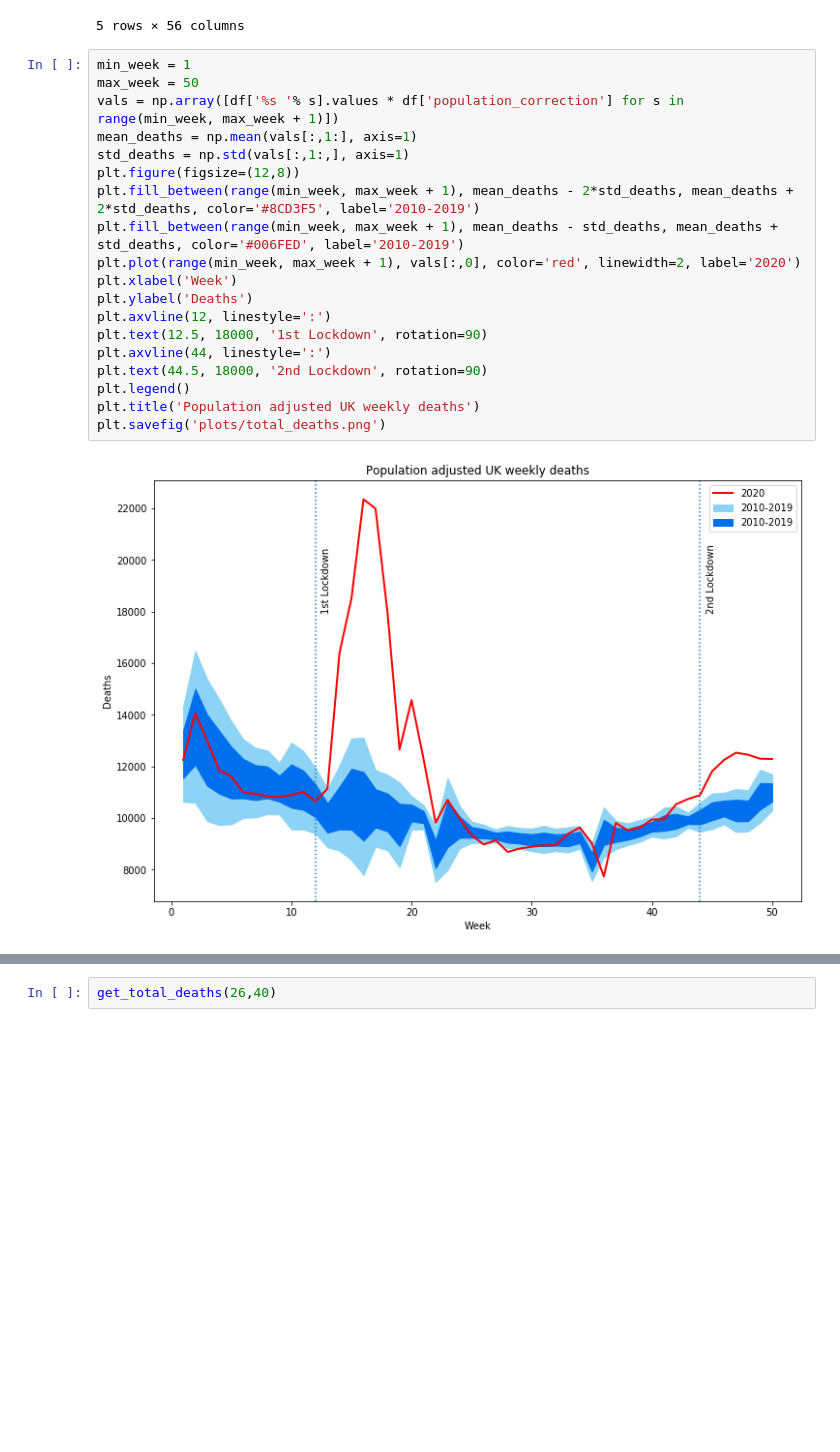
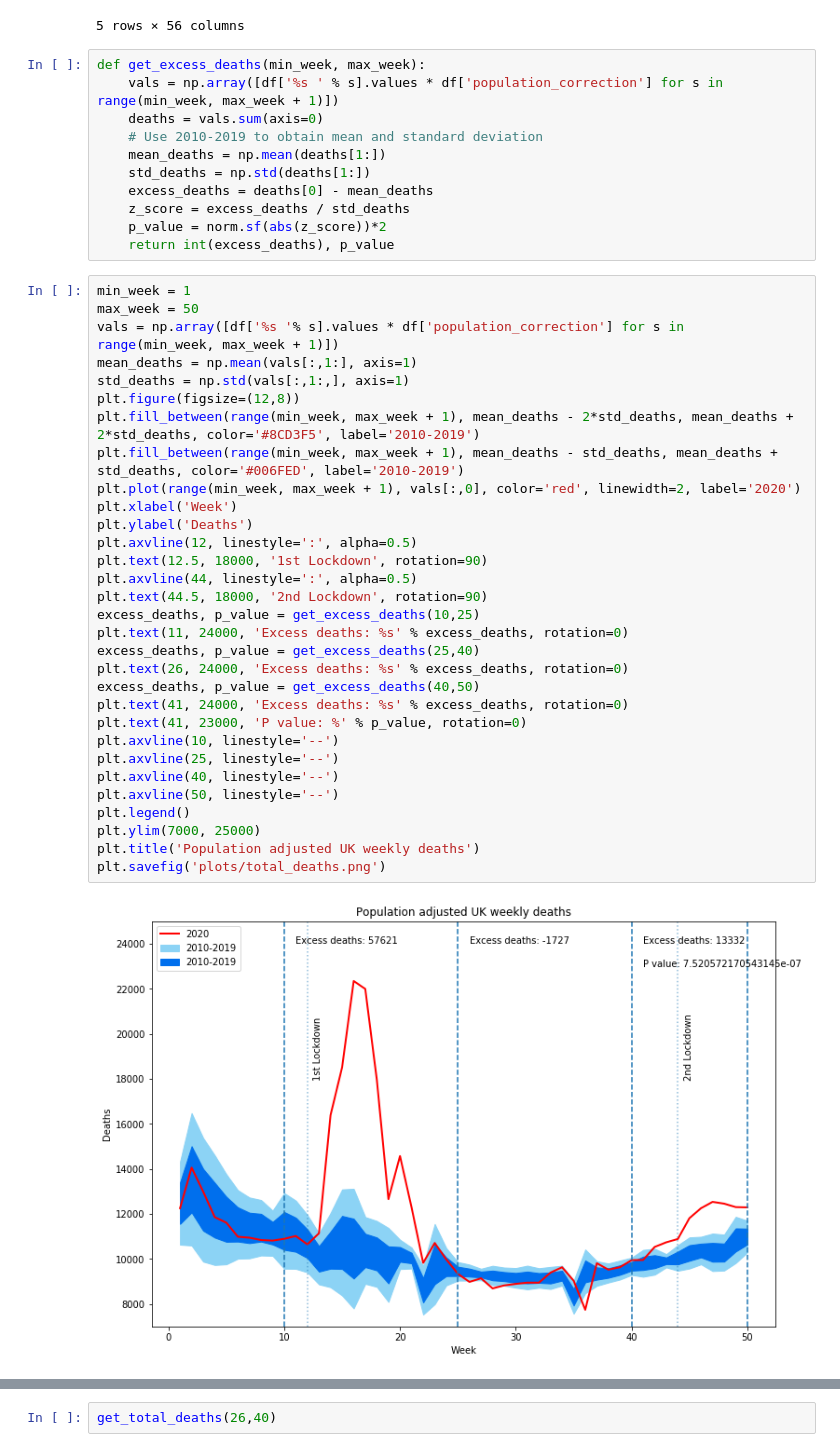
Before and after one commit to adammoss/covid, a Jupyter notebook: all_cause_mortality.ipynb, the cells around one changed output, grey strips where cells are left out. Saved outputs shown, nothing was run; the diff lists cells and outputs as text; blank space fills up the shorter version.

Commit message:
Show p values

```diff
--- a/all_cause_mortality.ipynb
+++ b/all_cause_mortality.ipynb
@@ -19,24 +20,47 @@ df.head()
 | 3 | 2017 | 66727461 | 11991 | 13715 | 13610 | 12877 | 12485 | 12269 | 11644 | 11794 | ... | ... |
 | 4 | 2016 | 66297944 | 13045 | 11501 | 11473 | 11317 | 11052 | 11170 | 10590 | 11056 | ... | ... |
 5 rows × 56 columns
+# %%
+def get_excess_deaths(min_week, max_week):
+    vals = np.array([df['%s ' % s].values * df['population_correction'] for s in range(min_week, max_week + 1)])
+    deaths = vals.sum(axis=0)
+    # Use 2010-2019 to obtain mean and standard deviation
+    mean_deaths = np.mean(deaths[1:])
+    std_deaths = np.std(deaths[1:])
+    excess_deaths = deaths[0] - mean_deaths
+    z_score = excess_deaths / std_deaths
+    p_value = norm.sf(abs(z_score))*2
+    return int(excess_deaths), p_value
 # %%
 min_week = 1
 max_week = 50
 vals = np.array([df['%s '% s].values * df['population_correction'] for s in range(min_week, max_week + 1)])
 mean_deaths = np.mean(vals[:,1:], axis=1)
 std_deaths = np.std(vals[:,1:,], axis=1)
 plt.figure(figsize=(12,8))
 plt.fill_between(range(min_week, max_week + 1), mean_deaths - 2*std_deaths, mean_deaths + 2*std_deaths, color='#8CD3F5', label='2010-2019')
 plt.fill_between(range(min_week, max_week + 1), mean_deaths - std_deaths, mean_deaths + std_deaths, color='#006FED', label='2010-2019')
 plt.plot(range(min_week, max_week + 1), vals[:,0], color='red', linewidth=2, label='2020')
 plt.xlabel('Week')
 plt.ylabel('Deaths')
-plt.axvline(12, linestyle=':')
+plt.axvline(12, linestyle=':', alpha=0.5)
 plt.text(12.5, 18000, '1st Lockdown', rotation=90)
-plt.axvline(44, linestyle=':')
+plt.axvline(44, linestyle=':', alpha=0.5)
 plt.text(44.5, 18000, '2nd Lockdown', rotation=90)
+excess_deaths, p_value = get_excess_deaths(10,25)
+plt.text(11, 24000, 'Excess deaths: %s' % excess_deaths, rotation=0)
+excess_deaths, p_value = get_excess_deaths(25,40)
+plt.text(26, 24000, 'Excess deaths: %s' % excess_deaths, rotation=0)
+excess_deaths, p_value = get_excess_deaths(40,50)
+plt.text(41, 24000, 'Excess deaths: %s' % excess_deaths, rotation=0)
+plt.text(41, 23000, 'P value: %' % p_value, rotation=0)
+plt.axvline(10, linestyle='--')
+plt.axvline(25, linestyle='--')
+plt.axvline(40, linestyle='--')
+plt.axvline(50, linestyle='--')
 plt.legend()
+plt.ylim(7000, 25000)
 plt.title('Population adjusted UK weekly deaths')
 plt.savefig('plots/total_deaths.png')
 # %% [output]
-[figure, old version]
+[figure, new version]
```
Also changed, not shown: parts of 4 cells of this notebook, 1 other file.
